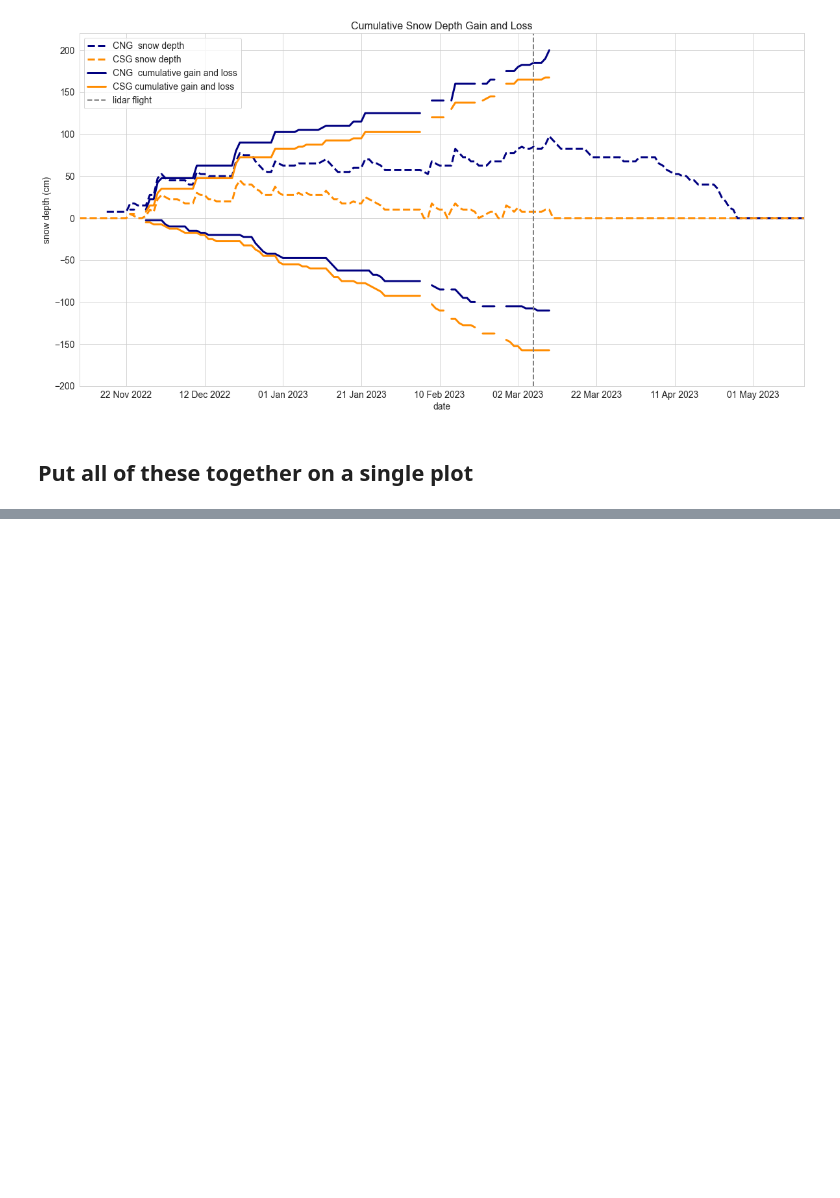
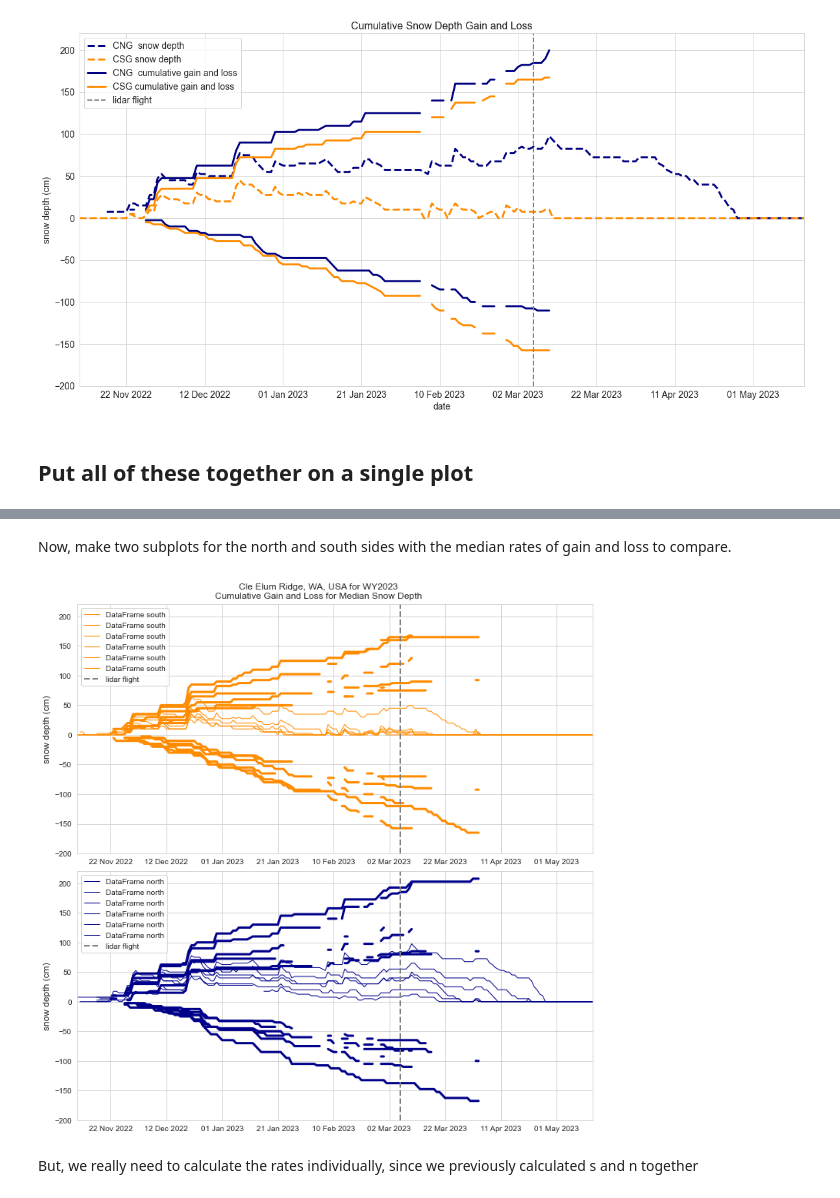
Before and after one commit to cassielumbrazo/CER_timeseries_analysis, a Jupyter notebook: 8_cumulative_gain_loss.ipynb, the cells around one changed output, grey strips where cells are left out. Cells and saved outputs as stored; diff of their text form; code cells hidden in the pictures; blank space fills up the shorter version.

```diff
--- a/8_cumulative_gain_loss.ipynb
+++ b/8_cumulative_gain_loss.ipynb
@@ -902,0 +915,59 @@ plt.show()
+# %% [markdown]
+Now, make two subplots for the north and south sides with the median rates of gain and loss to compare.
+# %%
+sns.set_style("whitegrid")
+
+fig, axes = plt.subplots(2, 1, figsize = (10,10), sharey=True, sharex=False, constrained_layout=True)
+
+alpha=0.2
+
+colornorth = 'darkblue'
+colorsouth = 'darkorange'
+linewidth  = 3
+linewidth2 = 1
+
+# C-Gap, C20, C50, C60, C-70 and 120, and C-Forest
+for i, df in enumerate([CG, C20, C50, C60, C70, CF]):
+    df['hs_s'].plot(ax=axes[0], label=df.__class__.__name__ + ' south', color=colorsouth, linewidth=linewidth2)
+
+    df['gains_hs_s'].plot(ax=axes[0],  label='', color=colorsouth, linewidth=linewidth)
+    df['losses_hs_s'].plot(ax=axes[0], label = '', color=colorsouth, linewidth=linewidth)
+
+for i, df in enumerate([CG, C20, C50, C60, C70, CF]):
+    df['hs_n'].plot(ax=axes[1], label=df.__class__.__name__ + ' north', color=colornorth, linewidth=linewidth2)
+
+    df['gains_hs_n'].plot(ax=axes[1],  label='', color=colornorth, linewidth=linewidth)
+    df['losses_hs_n'].plot(ax=axes[1], label = '', color=colornorth, linewidth=linewidth)
+
+# add lidar data flights
+for ax in axes:
+    ax.axvline(x=datetime.date(2023, 3, 6), color='grey', linestyle='--', label="lidar flight", linewidth=2)
+
+# set plotting constants
+axes[0].set_ylim(-200,220)
+
+axes[0].set_xlim([datetime.date(2022, 11, 10), datetime.date(2023, 5, 14)])
+axes[1].set_xlim([datetime.date(2022, 11, 10), datetime.date(2023, 5, 14)])
+
+axes[0].xaxis.set_major_formatter(dates.DateFormatter('%d %b %Y'))
+axes[1].xaxis.set_major_formatter(dates.DateFormatter('%d %b %Y'))
+
+axes[0].set_ylabel("snow depth (cm)", fontsize=12)
+axes[1].set_ylabel("snow depth (cm)", fontsize=12)
+
+axes[0].set_xlabel(''); axes[1].set_xlabel('');
+
+# add visible tik marks on the x-axis
+axes[0].xaxis.set_major_locator(dates.DayLocator(interval=20))
+axes[1].xaxis.set_major_locator(dates.DayLocator(interval=20))
+
+plt.suptitle("Cle Elum Ridge, WA, USA for WY2023\nCumulative Gain and Loss for Median Snow Depth")
+
+axes[0].legend(loc='upper left')
+axes[1].legend(loc='upper left')
+
+plt.show()
+# %% [output]
+[figure, added]
+# %% [markdown]
+But, we really need to calculate the rates individually, since we previously calculated s and n together
```
Also changed, not shown: parts of 34 cells of this notebook.
